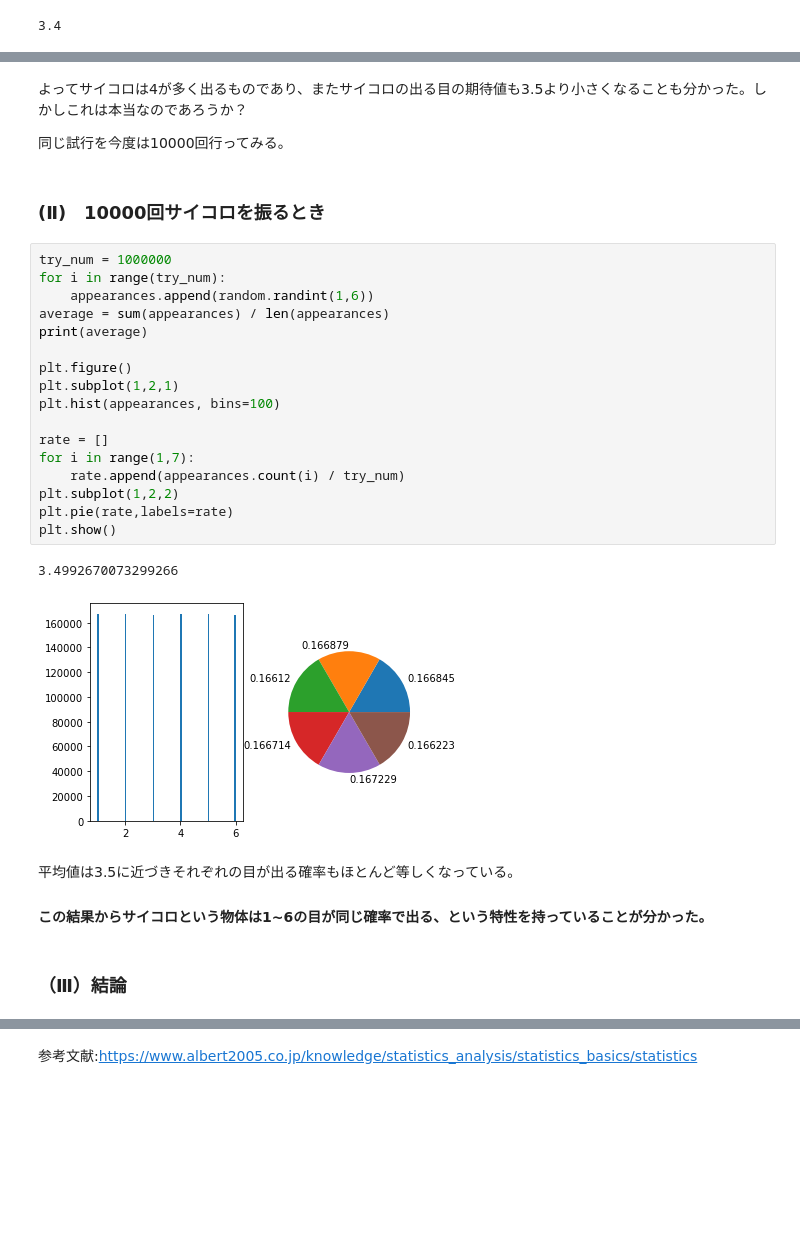
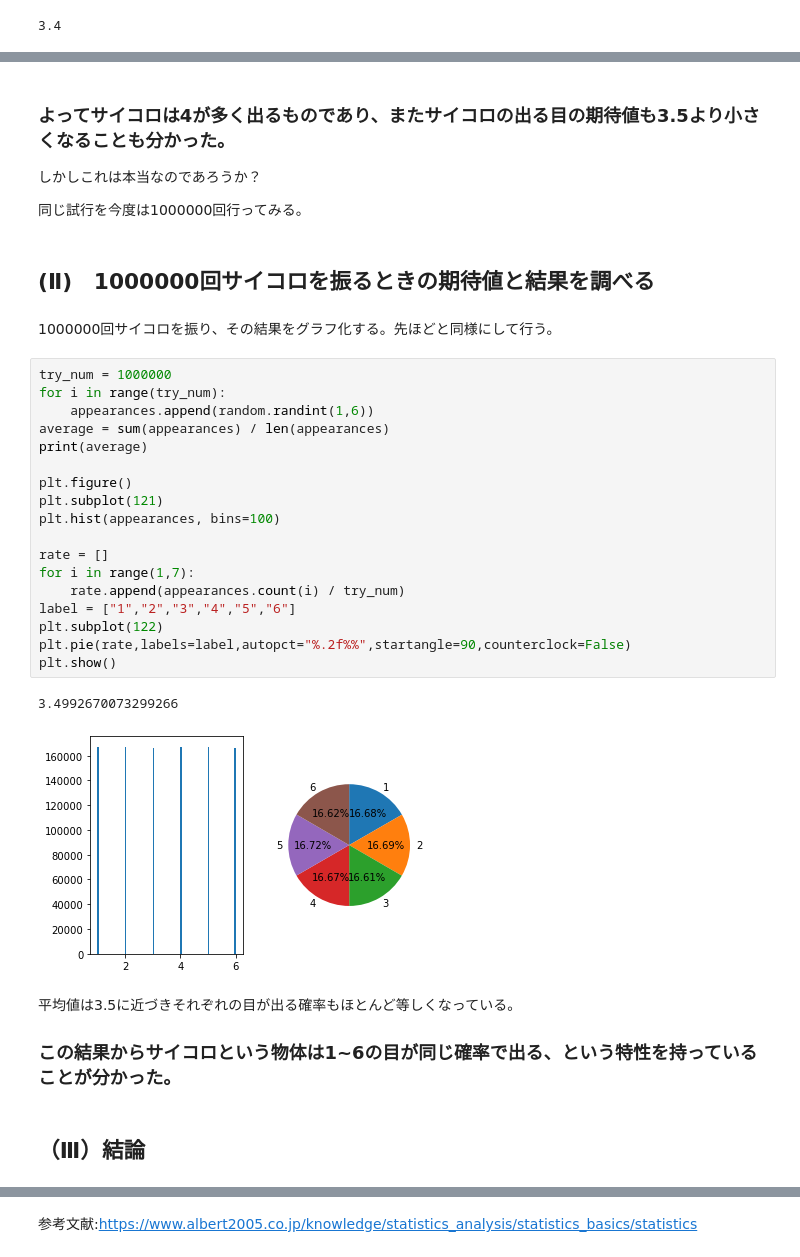
Before and after one commit to IT-1009/statistics, a Jupyter notebook: statistics.ipynb, the cells around one changed output, grey strips where cells are left out. Cells and saved outputs as stored; diff of their text form; blank space fills up the shorter version.

```diff
--- a/statistics.ipynb
+++ b/statistics.ipynb
@@ -45,35 +53,39 @@ plt.show()
 # %% [markdown]
-よってサイコロは4が多く出るものであり、またサイコロの出る目の期待値も3.5より小さくなることも分かった。しかしこれは本当なのであろうか？
+### よってサイコロは4が多く出るものであり、またサイコロの出る目の期待値も3.5より小さくなることも分かった。
 
+しかしこれは本当なのであろうか？
 
-同じ試行を今度は10000回行ってみる。
+同じ試行を今度は1000000回行ってみる。
 # %% [markdown]
-### (Ⅱ)　10000回サイコロを振るとき
+## (Ⅱ)　1000000回サイコロを振るときの期待値と結果を調べる
+# %% [markdown]
+1000000回サイコロを振り、その結果をグラフ化する。先ほどと同様にして行う。
 # %%
 try_num = 1000000
 for i in range(try_num):
     appearances.append(random.randint(1,6))
 average = sum(appearances) / len(appearances)
 print(average)
 
 plt.figure()
-plt.subplot(1,2,1)
+plt.subplot(121)
 plt.hist(appearances, bins=100)
 
 rate = []
 for i in range(1,7):
     rate.append(appearances.count(i) / try_num)
-plt.subplot(1,2,2)
-plt.pie(rate,labels=rate)
+label = ["1","2","3","4","5","6"]
+plt.subplot(122)
+plt.pie(rate,labels=label,autopct="%.2f%%",startangle=90,counterclock=False)
 plt.show()
 # %% [output]
 3.4992670073299266
-[figure, old version]
+[figure, new version]
 # %% [markdown]
 平均値は3.5に近づきそれぞれの目が出る確率もほとんど等しくなっている。
 
 
-#### この結果からサイコロという物体は1~6の目が同じ確率で出る、という特性を持っていることが分かった。
+### この結果からサイコロという物体は1~6の目が同じ確率で出る、という特性を持っていることが分かった。
 # %% [markdown]
-### （Ⅲ）結論
+## （Ⅲ）結論
 # %% [markdown]
```
Also changed, not shown: parts of 11 cells of this notebook.
